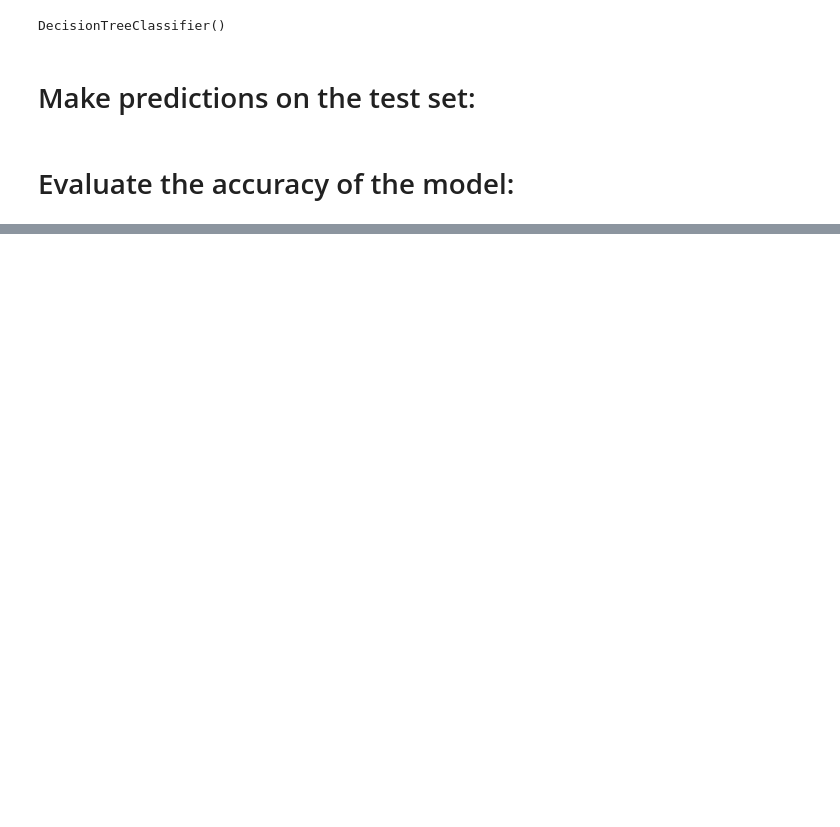
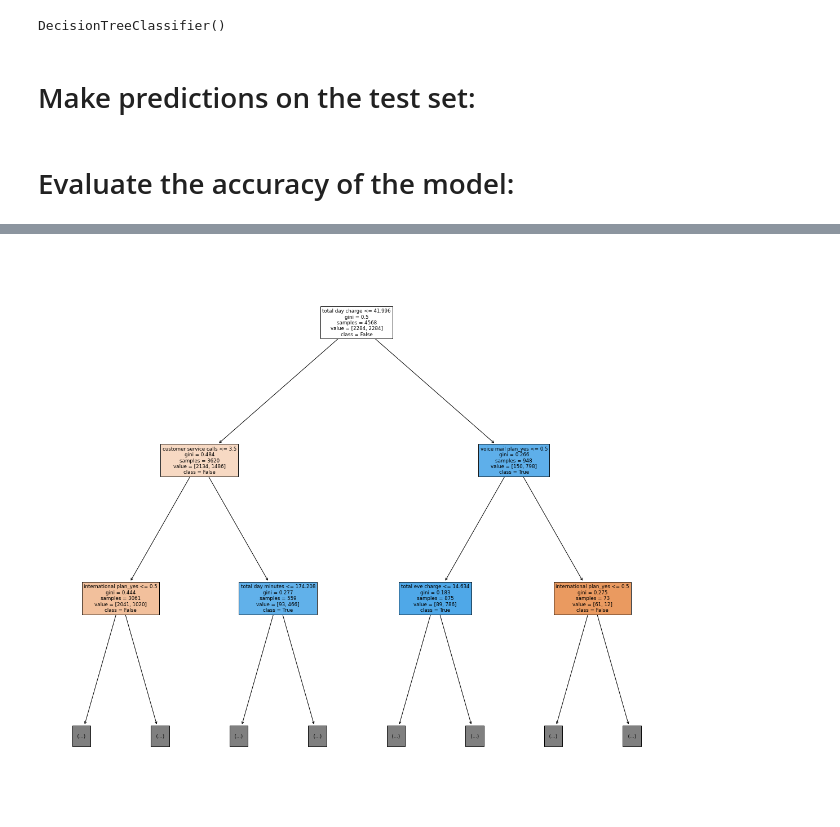
Before and after one commit to SeanE09/FPandA_Churn_Model, a Jupyter notebook: Dec Tree File.ipynb, the cells around one changed output, grey strips where cells are left out. Saved outputs shown, nothing was run; the diff lists cells and outputs as text; code cells hidden in the pictures; blank space fills up the shorter version.

```diff
--- a/Dec Tree File.ipynb
+++ b/Dec Tree File.ipynb
@@ -99 +128,7 @@ Accuracy: 0.9325337331334332
+# %%
+plt.figure(figsize=(20, 18))
+plot_tree(model, max_depth=2, feature_names=X_encoded.columns, class_names=['False', 'True'], label='all', filled=True)
+plt.show()
+# %% [output]
+[figure, added]
 # %%
```
Also changed, not shown: parts of 31 cells of this notebook, 4 other files.
